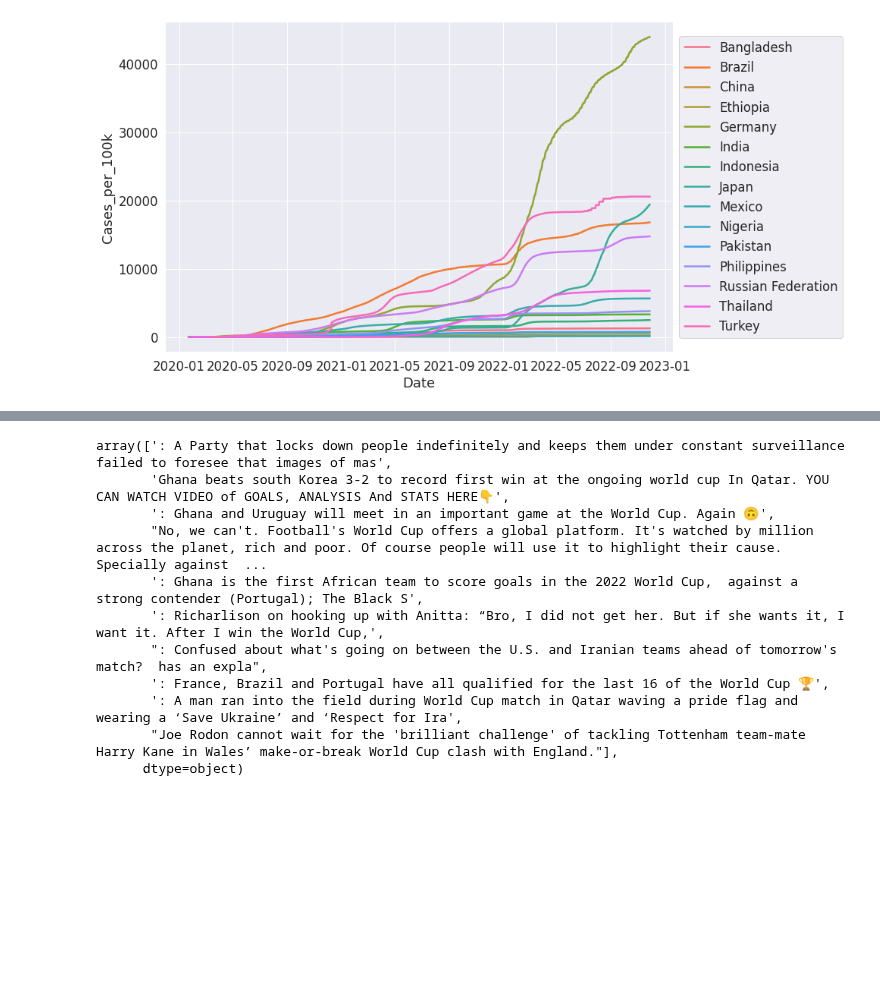
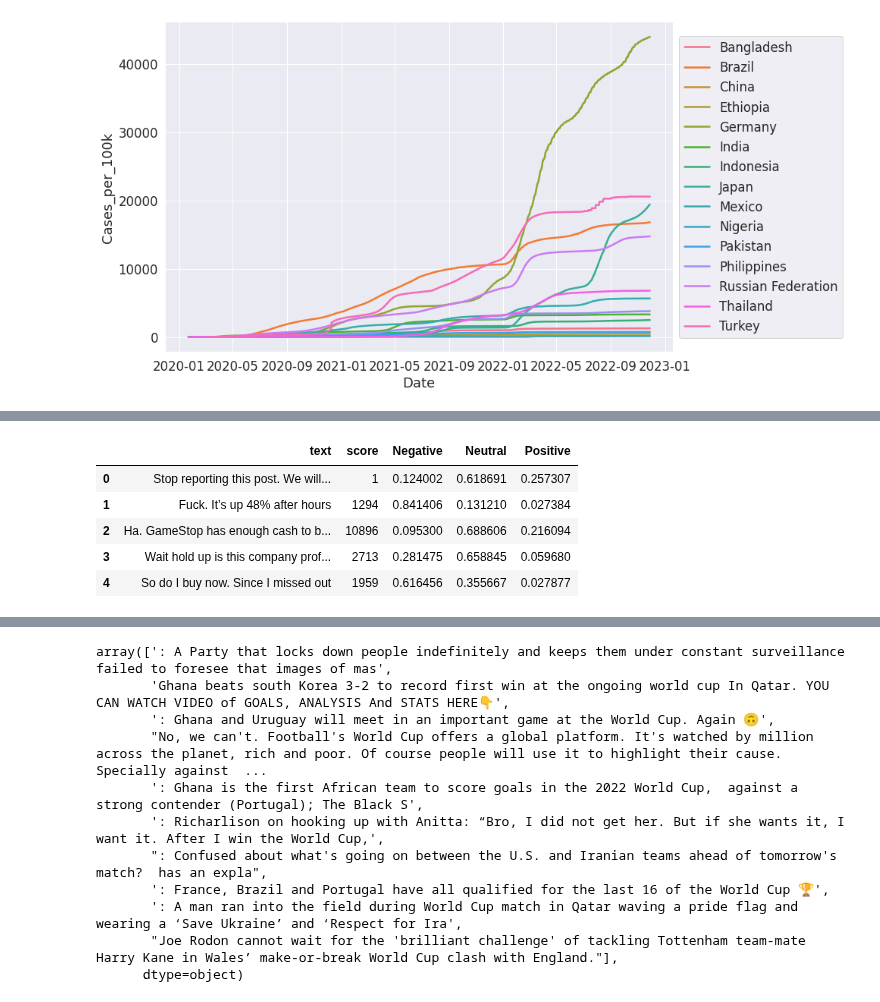
Before and after one commit to CardosoJr/bootcamp, a Jupyter notebook: Labs/Lab 4 - Data Collection.ipynb, the cells around one changed output, grey strips where cells are left out. Saved outputs shown, nothing was run; the diff lists cells and outputs as text; code cells hidden in the pictures; blank space fills up the shorter version.

Commit message:
updating lab since it's not possible anymore to query twitter

```diff
--- a/Labs/Lab 4 - Data Collection.ipynb
+++ b/Labs/Lab 4 - Data Collection.ipynb
@@ -367,0 +448,3 @@ ax.legend(loc='center left', bbox_to_anchor=(1, 0.5));
+# %%
+reddit_comments = pd.DataFrame({'text' : body, 'score' : scores})
+reddit_comments.head()
@@ -367,0 +521,22 @@ ax.legend(loc='center left', bbox_to_anchor=(1, 0.5));
+# %%
+task='sentiment'
+MODEL = f"cardiffnlp/twitter-roberta-base-{task}"
+sent_tokenizer = AutoTokenizer.from_pretrained(MODEL)
+sent_model = AutoModelForSequenceClassification.from_pretrained(MODEL)
+# %%
+text_to_predict = reddit_comments['text'].ravel().tolist()
+# %%
+encoded_input = sent_tokenizer(text_to_predict, return_tensors='pt', padding = True)
+output = sent_model(**encoded_input)
+scores = output[0].detach().numpy()
+scores = softmax(scores, axis = 1)
+reddit_comments[['Negative', "Neutral", "Positive"]] = scores
+# %%
+reddit_comments.head()
+# %% [output]
+|  | text | score | Negative | Neutral | Positive |
+| 0 | Stop reporting this post. We will... | 1 | 0.124002 | 0.618691 | 0.257307 |
+| 1 | Fuck. It’s up 48% after hours | 1294 | 0.841406 | 0.131210 | 0.027384 |
+| 2 | Ha. GameStop has enough cash to b... | 10896 | 0.095300 | 0.688606 | 0.216094 |
+| 3 | Wait hold up is this company prof... | 2713 | 0.281475 | 0.658845 | 0.059680 |
+| 4 | So do I buy now. Since I missed out | 1959 | 0.616456 | 0.355667 | 0.027877 |
```
Also changed, not shown: parts of 24 cells of this notebook.
